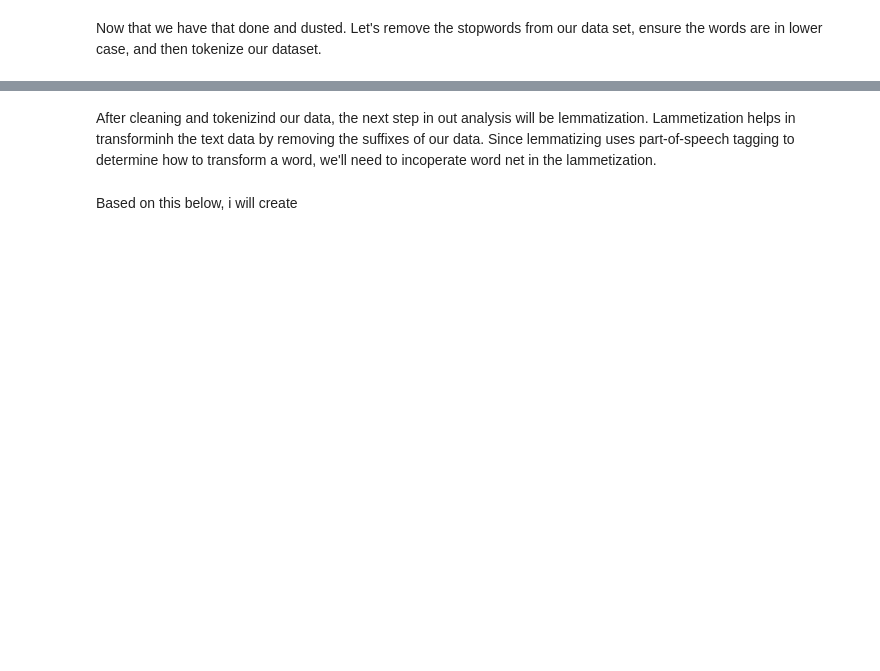
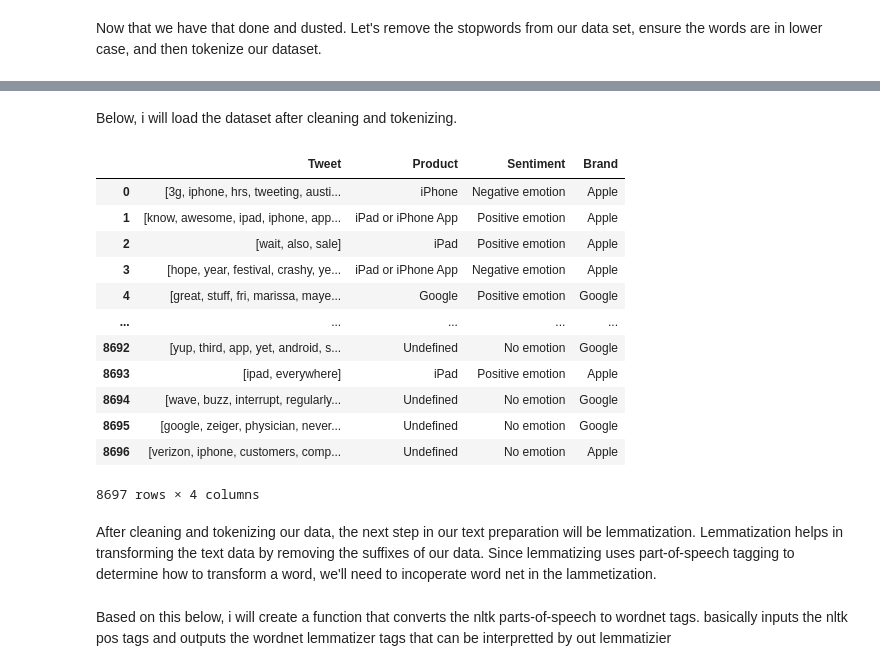
Before and after one commit to danieloselu3/Twitter-Sentiment-Analysis, a Jupyter notebook: Tweets_sentiment_analysis.ipynb, the cells around one changed output, grey strips where cells are left out. Cells and saved outputs as stored; diff of their text form; code cells hidden in the pictures; blank space fills up the shorter version.

```diff
--- a/Tweets_sentiment_analysis.ipynb
+++ b/Tweets_sentiment_analysis.ipynb
@@ -567,4 +616,21 @@ data.Tweet
+# %% [markdown]
+Below, i will load the dataset after cleaning and tokenizing.
+# %%
+# load the cleaned data
+data
+# %% [output]
+|  | Tweet | Product | Sentiment | Brand |
+| 0 | [3g, iphone, hrs, tweeting, austi... | iPhone | Negative emotion | Apple |
+| 1 | [know, awesome, ipad, iphone, app... | iPad or iPhone App | Positive emotion | Apple |
+| 2 | [wait, also, sale] | iPad | Positive emotion | Apple |
+| 3 | [hope, year, festival, crashy, ye... | iPad or iPhone App | Negative emotion | Apple |
+| 4 | [great, stuff, fri, marissa, maye... | Google | Positive emotion | Google |
+| ... | ... | ... | ... | ... |
+| 8692 | [yup, third, app, yet, android, s... | Undefined | No emotion | Google |
+| 8693 | [ipad, everywhere] | iPad | Positive emotion | Apple |
+| 8694 | [wave, buzz, interrupt, regularly... | Undefined | No emotion | Google |
+| 8695 | [google, zeiger, physician, never... | Undefined | No emotion | Google |
+| 8696 | [verizon, iphone, customers, comp... | Undefined | No emotion | Apple |
+8697 rows × 4 columns
 # %% [markdown]
-After cleaning and tokenizind our data, the next step in out analysis will be lemmatization. Lammetization helps in transforminh the text data by removing the suffixes of our data. Since lemmatizing uses part-of-speech tagging to determine how to transform a word, we'll need to incoperate word net in the lammetization.
+After cleaning and tokenizing our data, the next step in our text preparation will be lemmatization. Lemmatization helps in transforming the text data by removing the suffixes of our data. Since lemmatizing uses part-of-speech tagging to determine how to transform a word, we'll need to incoperate word net in the lammetization.
-# %% [markdown]
-Based on this below, i will create
@@ -572,0 +637,2 @@ A
+# %% [markdown]
+Based on this below, i will create a function that converts the nltk parts-of-speech to wordnet tags. basically inputs the nltk pos tags and outputs the wordnet lemmatizer tags that can be interpretted by out lemmatizier
```
Also changed, not shown: parts of 18 cells of this notebook.
